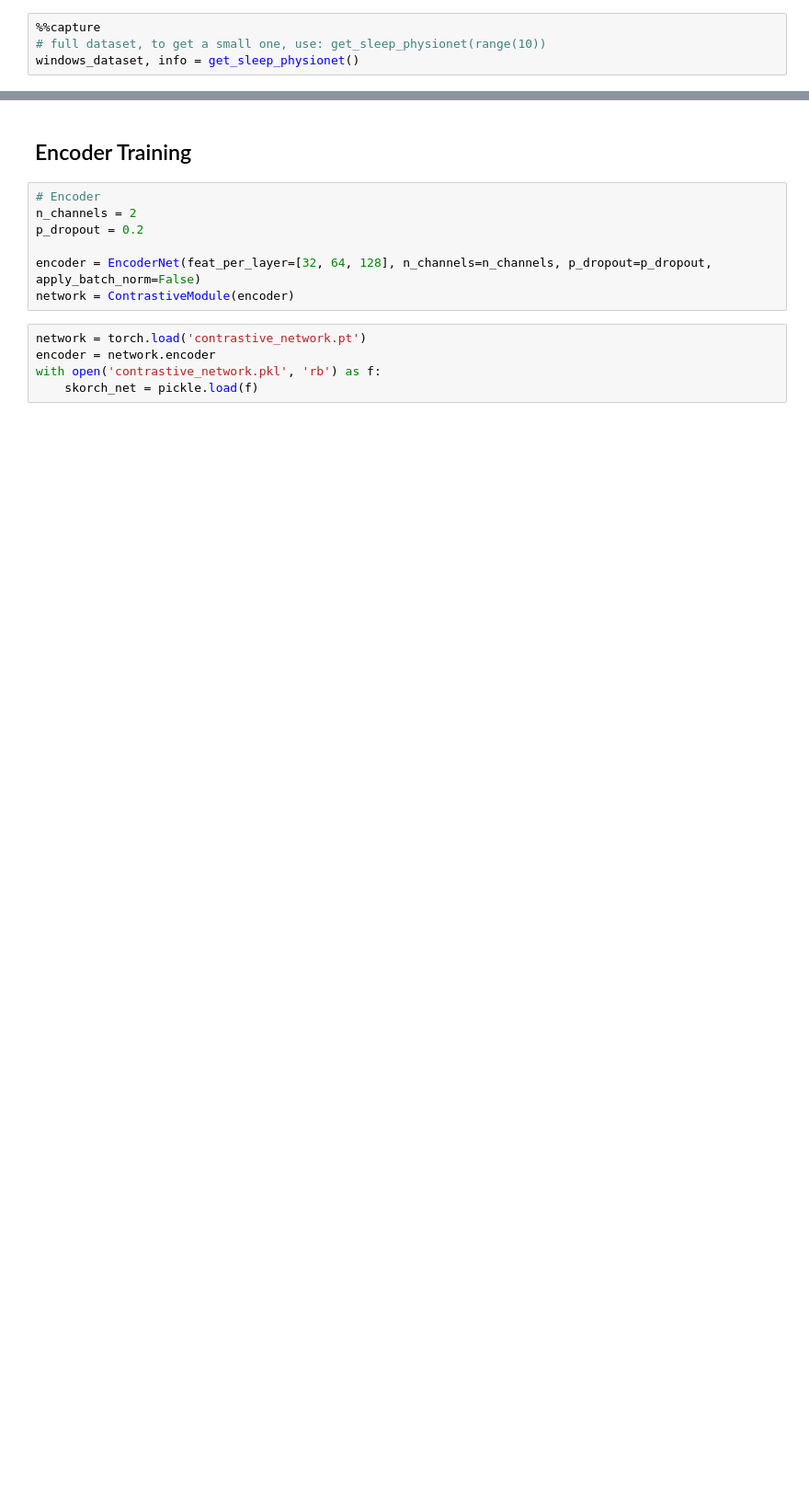
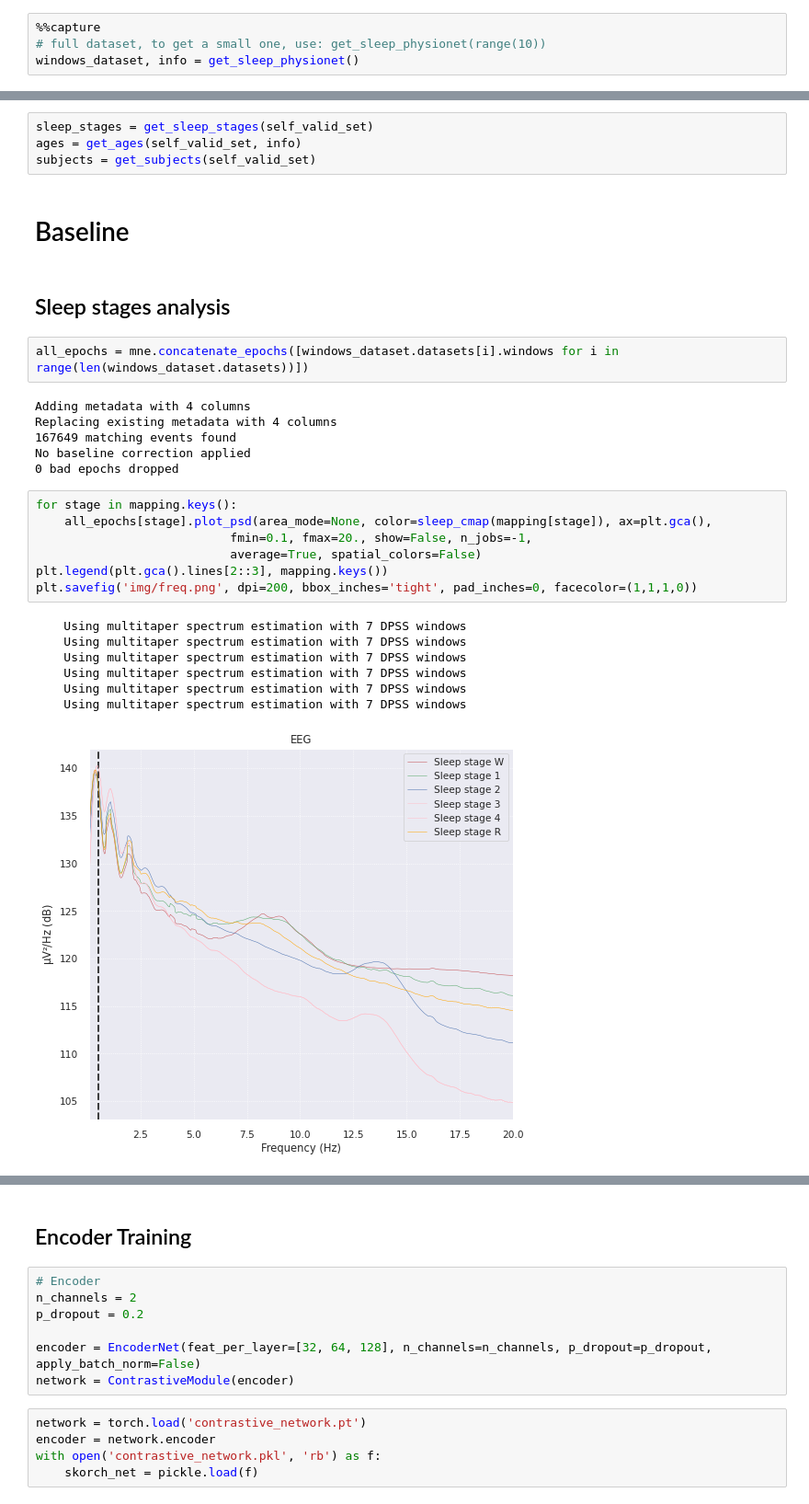
Before and after one commit to TheoMoutakanni/TCC-EEG, a Jupyter notebook: ContrastiveTraining.ipynb, the cells around one changed output, grey strips where cells are left out. Shown at 92% size. Cells and saved outputs as stored; diff of their text form; blank space fills up the shorter version.

```diff
--- a/ContrastiveTraining.ipynb
+++ b/ContrastiveTraining.ipynb
@@ -47,0 +56,31 @@ print(len(self_train_set), len(self_valid_set), len(full_train_set), len(valid_s
+# %%
+sleep_stages = get_sleep_stages(self_valid_set)
+ages = get_ages(self_valid_set, info)
+subjects = get_subjects(self_valid_set)
+# %% [markdown]
+# Baseline
+# %% [markdown]
+## Sleep stages analysis
+# %%
+all_epochs = mne.concatenate_epochs([windows_dataset.datasets[i].windows for i in range(len(windows_dataset.datasets))])
+# %% [output]
+Adding metadata with 4 columns
+Replacing existing metadata with 4 columns
+167649 matching events found
+No baseline correction applied
+0 bad epochs dropped
+# %%
+for stage in mapping.keys():
+    all_epochs[stage].plot_psd(area_mode=None, color=sleep_cmap(mapping[stage]), ax=plt.gca(),
+                           fmin=0.1, fmax=20., show=False, n_jobs=-1,
+                           average=True, spatial_colors=False)
+plt.legend(plt.gca().lines[2::3], mapping.keys())
+plt.savefig('img/freq.png', dpi=200, bbox_inches='tight', pad_inches=0, facecolor=(1,1,1,0))
+# %% [output]
+    Using multitaper spectrum estimation with 7 DPSS windows
+    Using multitaper spectrum estimation with 7 DPSS windows
+    Using multitaper spectrum estimation with 7 DPSS windows
+    Using multitaper spectrum estimation with 7 DPSS windows
+    Using multitaper spectrum estimation with 7 DPSS windows
+    Using multitaper spectrum estimation with 7 DPSS windows
+[figure, added]
```
Also changed, not shown: parts of 40 cells of this notebook, 3 other files.
